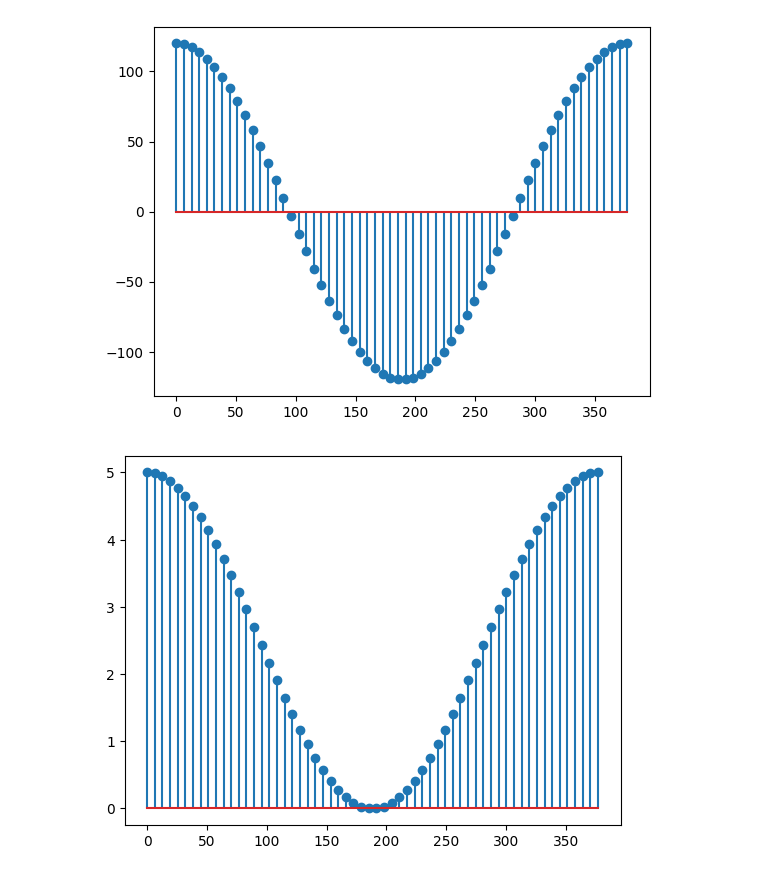
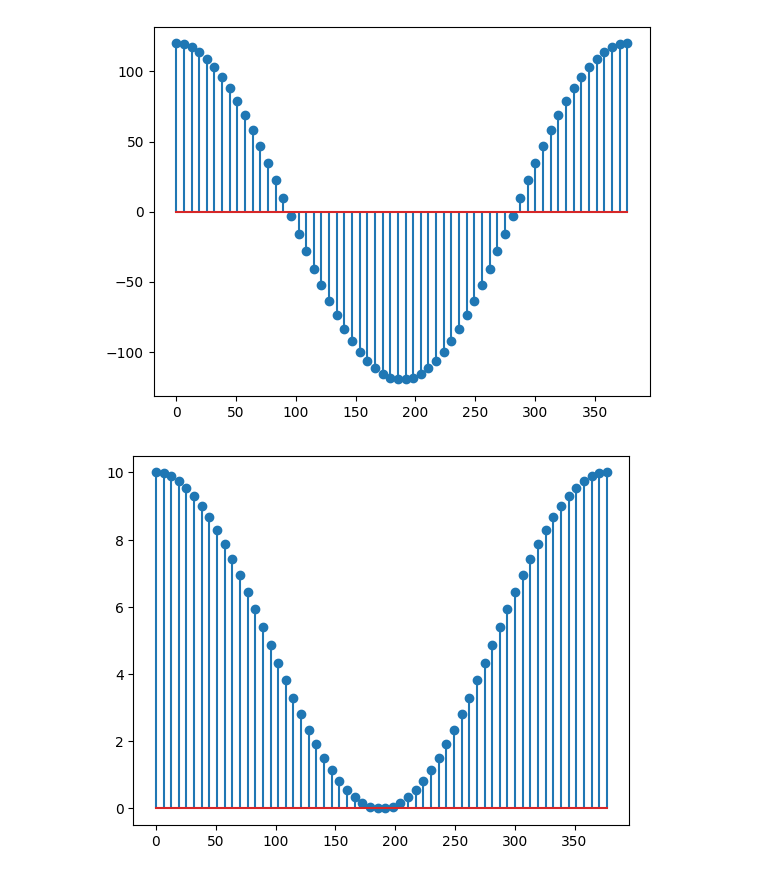
Before and after one commit to crismaque/Se-nales_y_Sistemas_2023_II, a Jupyter notebook: Ejercicios_SenalesSistemas/EJERCICIO_ejemplo1SyS2021.ipynb, the cells around one changed output. Cells and saved outputs as stored; diff of their text form; code cells hidden in the pictures.

```diff
--- a/Ejercicios_SenalesSistemas/EJERCICIO_ejemplo1SyS2021.ipynb
+++ b/Ejercicios_SenalesSistemas/EJERCICIO_ejemplo1SyS2021.ipynb
@@ -391,20 +391,20 @@ plt.show()
 # %%
 import matplotlib.pyplot as plt
 import numpy as np
 
 x = np.linspace(0, 2* 60* np.pi, 60)
 y = (120*np.cos(x))
 
-def my_ceropen(x,ymin = 0, ymax = 15):
+def my_ceropen(x,ymin = 0, ymax = 10):
   xmax = max(x) # x.max()
   xmin = min(x) # x.min()
   m = (ymax - ymin)/(xmax - xmin)
   c = ymin - m*xmin
   yv = m*x + c
   return yv
-yv = my_ceropen(y,ymin=0,ymax=5)
+yv = my_ceropen(y,ymin=0,ymax=10)
 
 plt.stem(x, yv, use_line_collection=True)
 plt.show()
 # %% [output]
-[figure, old version]
+[figure, new version]
```
Also changed, not shown: parts of 5 cells of this notebook.
